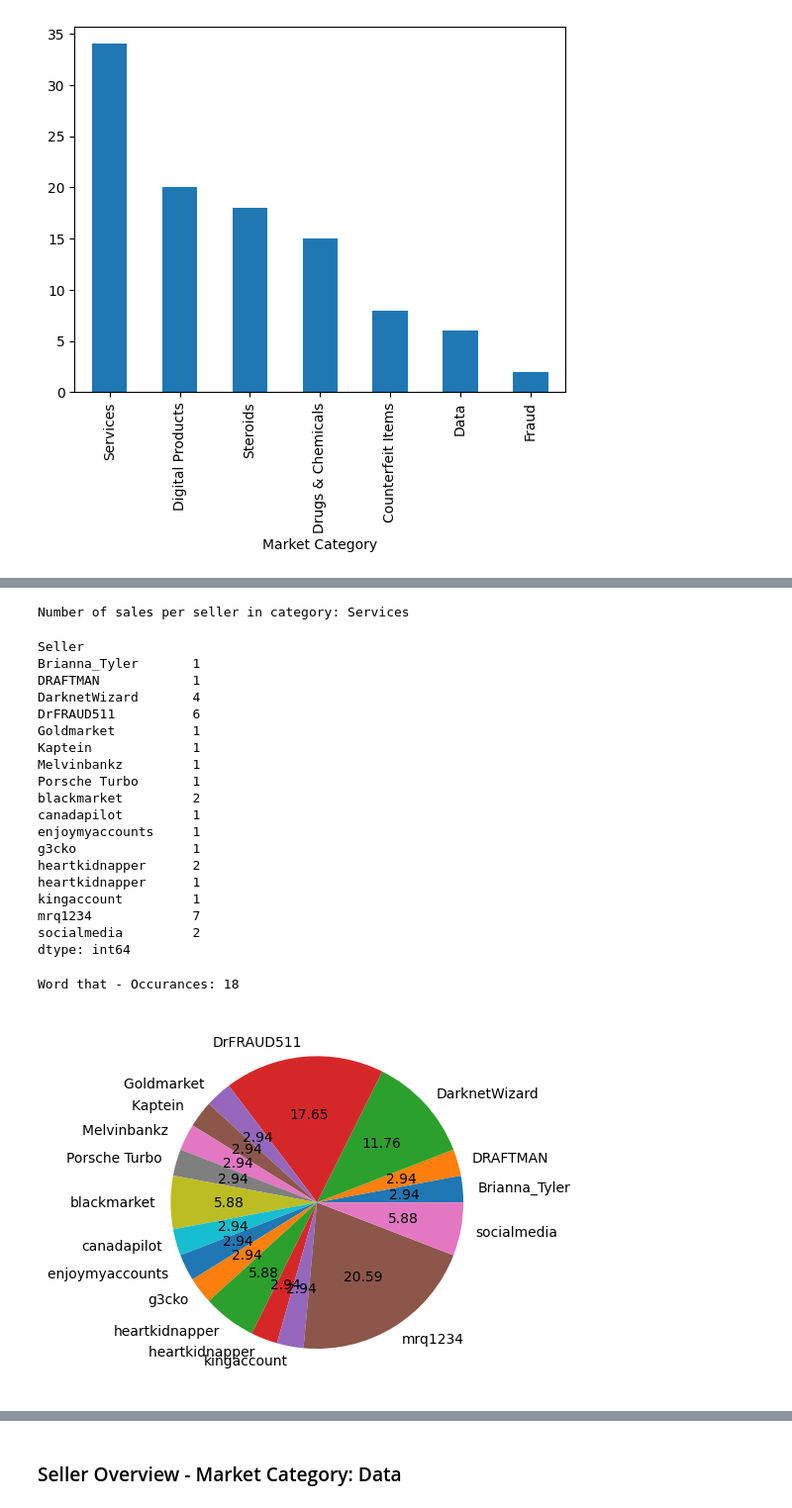
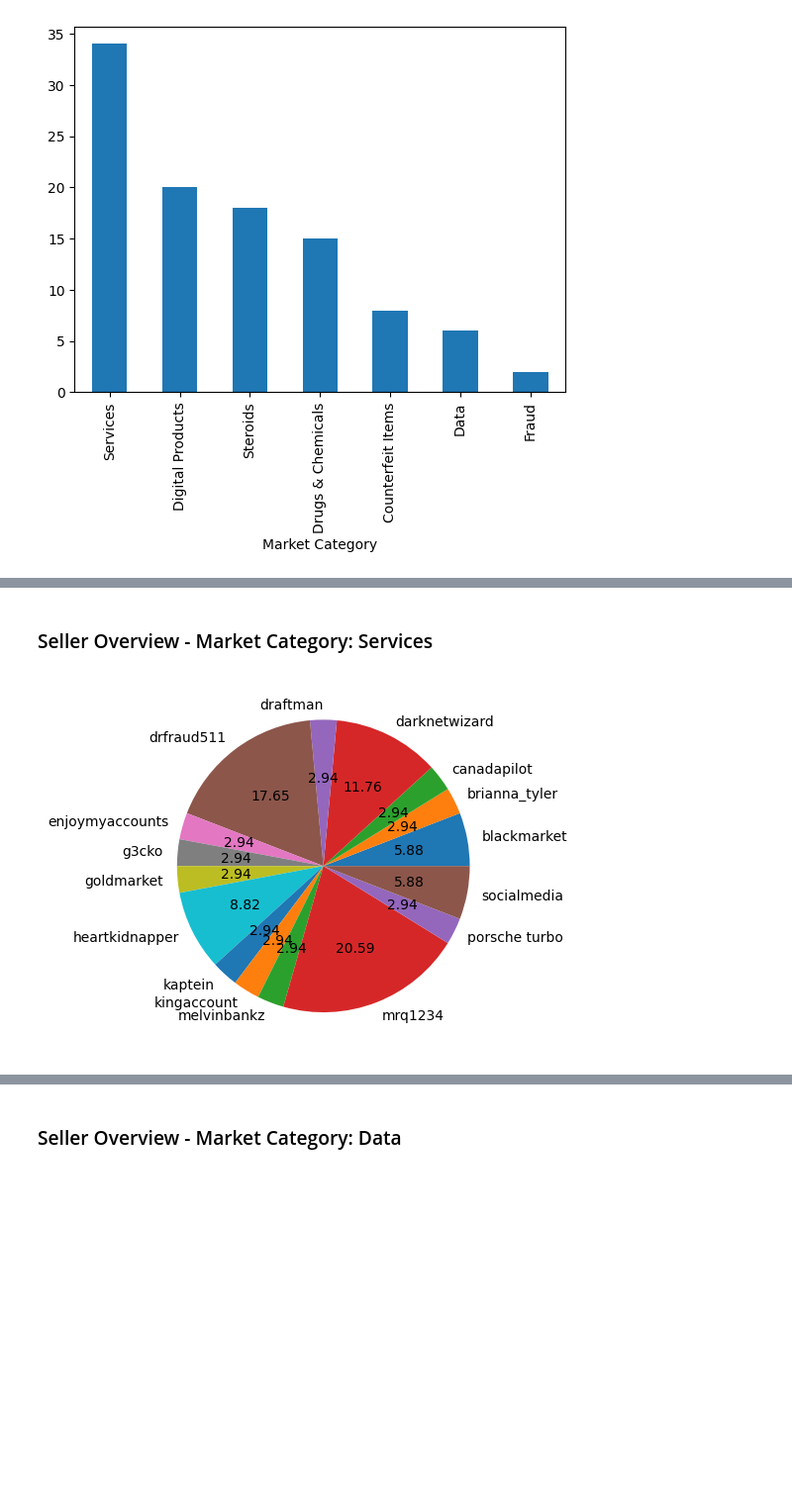
Before and after one commit to Hannival00/Mod09DigitalForensicsAss1, a Jupyter notebook: digital_forensics_assignment.ipynb, the cells around one changed output, grey strips where cells are left out. Shown at 99% size. Saved outputs shown, nothing was run; the diff lists cells and outputs as text; code cells hidden in the pictures; blank space fills up the shorter version.

```diff
--- a/digital_forensics_assignment.ipynb
+++ b/digital_forensics_assignment.ipynb
@@ -42,6 +42,15 @@ print(data.shape)
 #vendors
 print(list(vendors.columns))
 print(vendors.shape)
+
+
+#Cleaning up the data
+data['Ranking (Legal/Illegal/Depends)'] = data['Ranking (Legal/Illegal/Depends)'].str.lower()
+data['Ranking (Legal/Illegal/Depends)'] = data['Ranking (Legal/Illegal/Depends)'].str.strip()
+data['Seller'] = data['Seller'].str.lower()
+data['Seller'] = data['Seller'].str.strip()
+vendors['Name'] = vendors['Name'].str.lower()
+vendors['Name'] = vendors['Name'].str.strip()
 # %% [output]
 ['Name', 'Market Category', 'Seller', 'Ranking (Legal/Illegal/Depends)', 'Reason']
 (103, 5)
@@ -140,33 +149,11 @@ We have a total of 51 unique sellers in this dataset.
+# %% [markdown]
+### Seller Overview - Market Category: Services
 # %%
 target = 'Services'
 df = data[(data['Market Category'] == target)]
 df.groupby('Seller').size().plot(kind='pie',  autopct='%.2f')
-print(f"Number of sales per seller in category: {target}")
-display(df.groupby('Seller').size())
+#print(f"Number of sales per seller in category: {target}")
+#display(df.groupby('Seller').size())
 count = dict(Counter(" ".join(df['Reason']).split()).most_common(10))
-for item in count:
-    if len(item) > 3:
-        print(f"Word {item} - Occurances: {count[item]}")
 # %% [output]
-Number of sales per seller in category: Services
-Seller
-Brianna_Tyler       1
-DRAFTMAN            1
-DarknetWizard       4
-DrFRAUD511          6
-Goldmarket          1
-Kaptein             1
-Melvinbankz         1
-Porsche Turbo       1
-blackmarket         2
-canadapilot         1
-enjoymyaccounts     1
-g3cko               1
-heartkidnapper      2
-heartkidnapper      1
-kingaccount         1
-mrq1234             7
-socialmedia         2
-dtype: int64
-Word that - Occurances: 18
-[figure, old version]
+[figure, new version]
```
Also changed, not shown: parts of 21 cells of this notebook, 1 other file.
